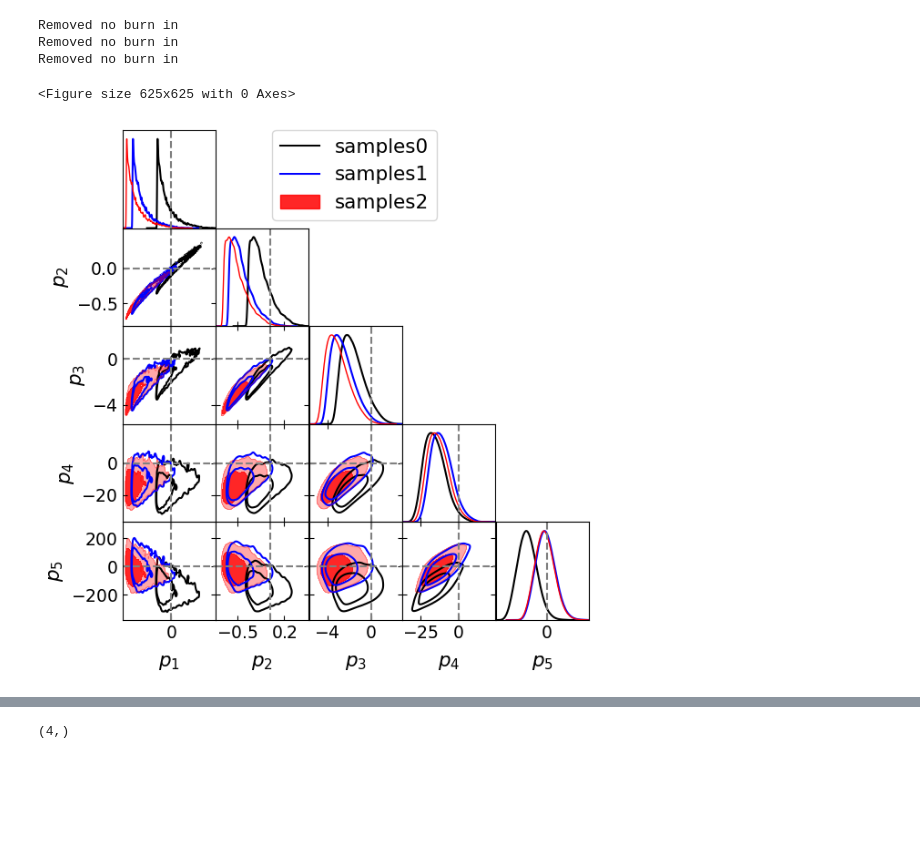
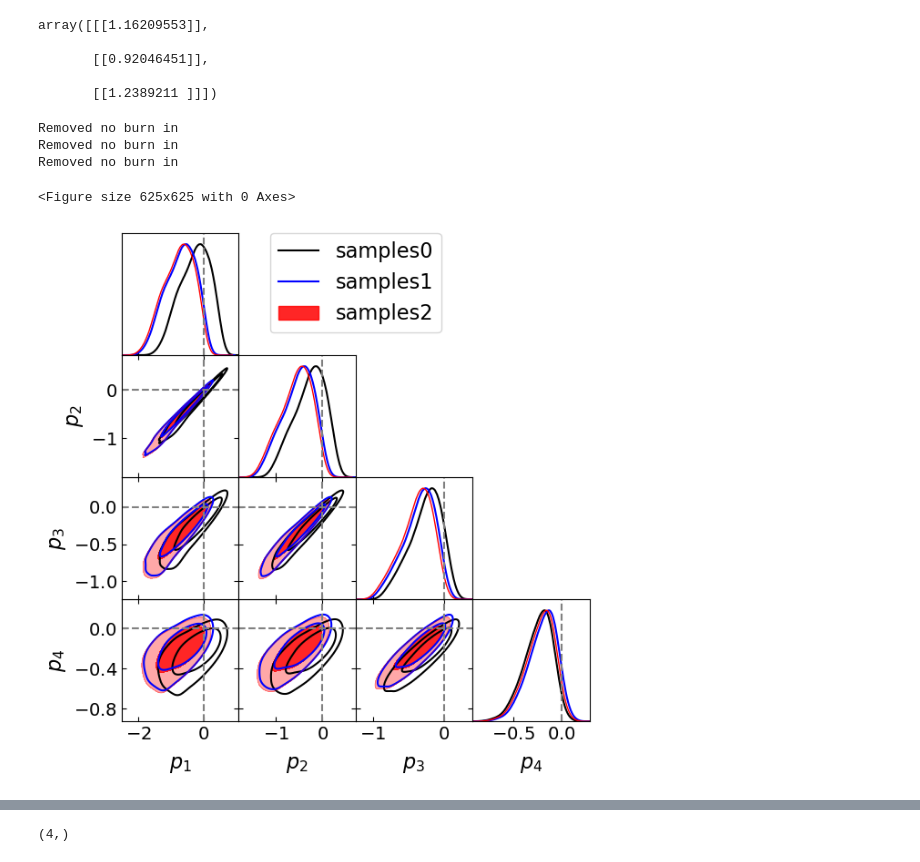
Before and after one commit to shivampcosmo/GODMAX, a Jupyter notebook: notebooks/ACTxDES/calculate_ppd.ipynb, the cells around one changed output, grey strips where cells are left out. Cells and saved outputs as stored; diff of their text form; code cells hidden in the pictures; blank space fills up the shorter version.

```diff
--- a/notebooks/ACTxDES/calculate_ppd.ipynb
+++ b/notebooks/ACTxDES/calculate_ppd.ipynb
@@ -302,4 +405,10 @@ M_array = saved['M_array']
+# %%
+saved = pk.load(open(abs_path_results + f'/DESxACT/plot_data/Pksup_YMerr_v12_maskPS_True_plot_data_nsamps_6000_v12_all_probes.pkl','rb'))
+YM_ratio_all_samp = saved['YM_ratio_all_samp']
+
+M_array = saved['M_array']
 # %%
-indsel = np.where((M_array > 1e13) & (M_array < 2e15))[0][::3]
+indsel = np.where((M_array > 1e13) & (M_array < 1e15))[0][::4]
 YM_ratio_all_samp_sel = YM_ratio_all_samp[:,indsel]
 M_array_sel = M_array[indsel]
+np.log10(M_array_sel)
@@ -336,4 +449,13 @@ pl.yscale('log')
 # %%
-log_YM_diff_B12 = YM_ratio_all_samp_sel - Y_B12_sel[None,:]
-log_YM_diff_owls_ref = YM_ratio_all_samp_sel - Y_owls_ref_sel[None,:]
-log_YM_diff_owls_agn = YM_ratio_all_samp_sel - Y_owls_agn_sel[None,:]
+# diff_samps1 = YM_ratio_all_samp_sel - Y_B12_sel[None,:]
+# diff_samps2 = YM_ratio_all_samp_sel - Y_owls_ref_sel[None,:]
+# diff_samps3 = YM_ratio_all_samp_sel - Y_owls_agn_sel[None,:]
+
+# diff_samps1 = np.log10(YM_ratio_all_samp_sel) - np.log10(Y_B12_sel[None,:])
+# diff_samps2 = np.log10(YM_ratio_all_samp_sel) - np.log10(Y_owls_ref_sel[None,:])
+# diff_samps3 = np.log10(YM_ratio_all_samp_sel) - np.log10(Y_owls_agn_sel[None,:])
+
+
+diff_samps1 = YM_ratio_all_samp_sel/((M_array_sel/1e15)**(5/3)) - Y_B12_sel[None,:]/((M_array_sel/1e15)**(5/3))
+diff_samps2 = YM_ratio_all_samp_sel/((M_array_sel/1e15)**(5/3)) - Y_owls_ref_sel[None,:]/((M_array_sel/1e15)**(5/3))
+diff_samps3 = YM_ratio_all_samp_sel/((M_array_sel/1e15)**(5/3)) - Y_owls_agn_sel[None,:]/((M_array_sel/1e15)**(5/3))
@@ -340,32 +511,45 @@ log_YM_diff_owls_agn = YM_ratio_all_samp_sel - Y_owls_agn_sel[None,:]
+# %%
+chi2_per_dof
+# %% [output]
+array([[[1.16209553]],
+
+       [[0.92046451]],
+
+       [[1.2389211 ]]])
 # %%
 import getdist
 from getdist import plots, MCSamples
 # samples = MCSamples(samples=Pmm_ratio_all_samp_sel)
 g = plots.getSinglePlotter(width_inch=6.25, ratio=1.0)
 # g.settings.auto_ticks = True
 g.settings.axes_fontsize   = 18
 g.settings.lab_fontsize    = 20
 g.settings.legend_fontsize = 20
 g.settings.axis_marker_lw = 1.5
 g.settings.num_plot_contours = 2
 
-diff_chain_owls_agn = MCSamples(samples=log_YM_diff_owls_agn)
-diff_chain_owls_ref = MCSamples(samples=log_YM_diff_owls_ref)
-diff_chain_b12 = MCSamples(samples=log_YM_diff_B12)
+# diff_chain_owls_agn = MCSamples(samples=log_YM_diff_owls_agn)
+# diff_chain_owls_ref = MCSamples(samples=log_YM_diff_owls_ref)
+# diff_chain_b12 = MCSamples(samples=log_YM_diff_B12)
+
+diff_chain_owls_agn = MCSamples(samples=diff_samps3)
+diff_chain_owls_ref = MCSamples(samples=diff_samps2)
+diff_chain_b12 = MCSamples(samples=diff_samps1)
 
 
-g.triangle_plot([diff_chain_owls_agn, diff_chain_owls_ref, diff_chain_b12],
+g.triangle_plot(
+    [diff_chain_owls_agn, diff_chain_owls_ref, diff_chain_b12],
             contour_lws=[1.5, 1.5, 1.0], filled = [False, False,True, True, True], contour_colors = ['black','blue','red','orange','green'],
             ls=['-','-','','',''], markers=np.zeros(YM_ratio_all_samp_sel.shape[-1]))
 import matplotlib
 %matplotlib inline
 pl.show()
 # %% [output]
 Removed no burn in
 Removed no burn in
 Removed no burn in
 <Figure size 625x625 with 0 Axes>
-[figure, old version]
+[figure, new version]
 # %%
 # import tensiometer
 import sys, os
```
Also changed, not shown: parts of 24 cells of this notebook, 33 other files.
